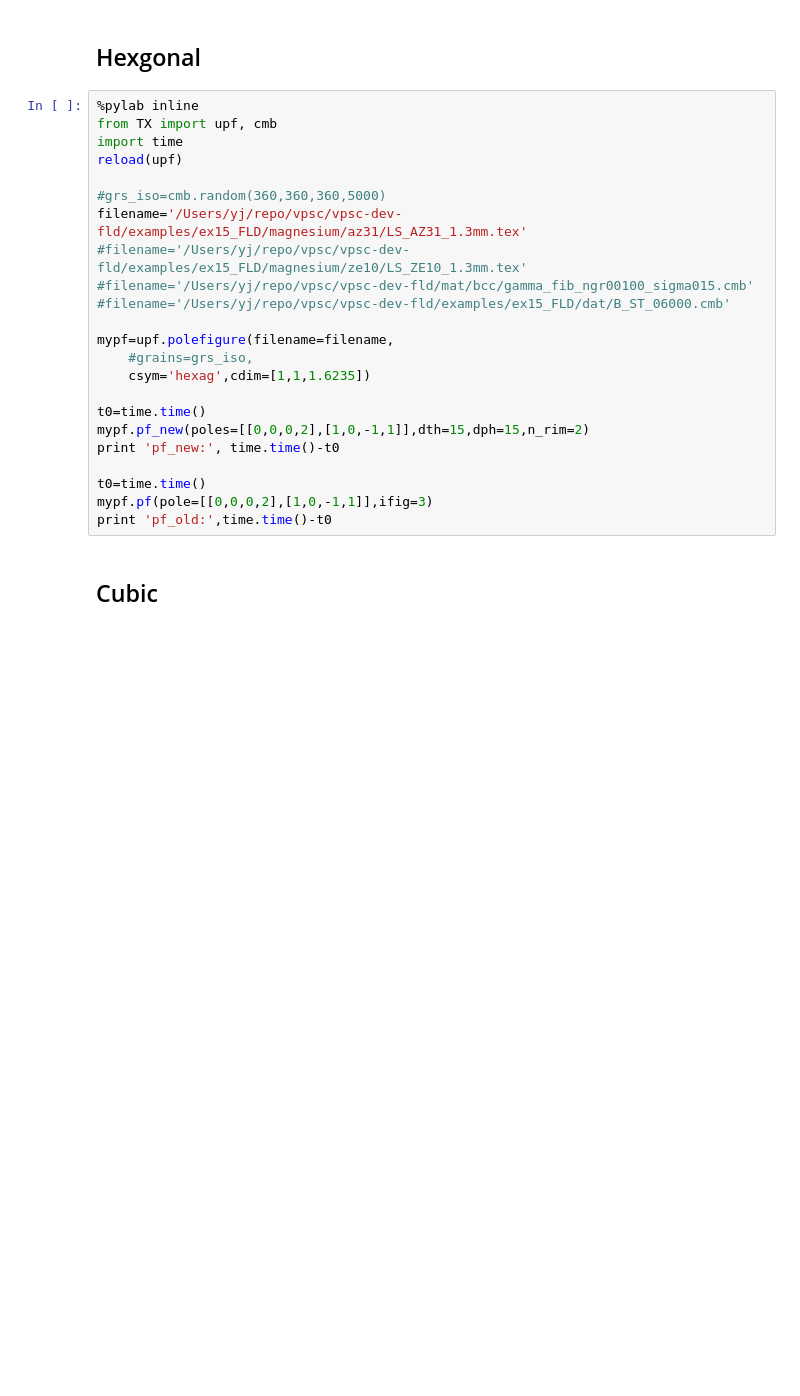
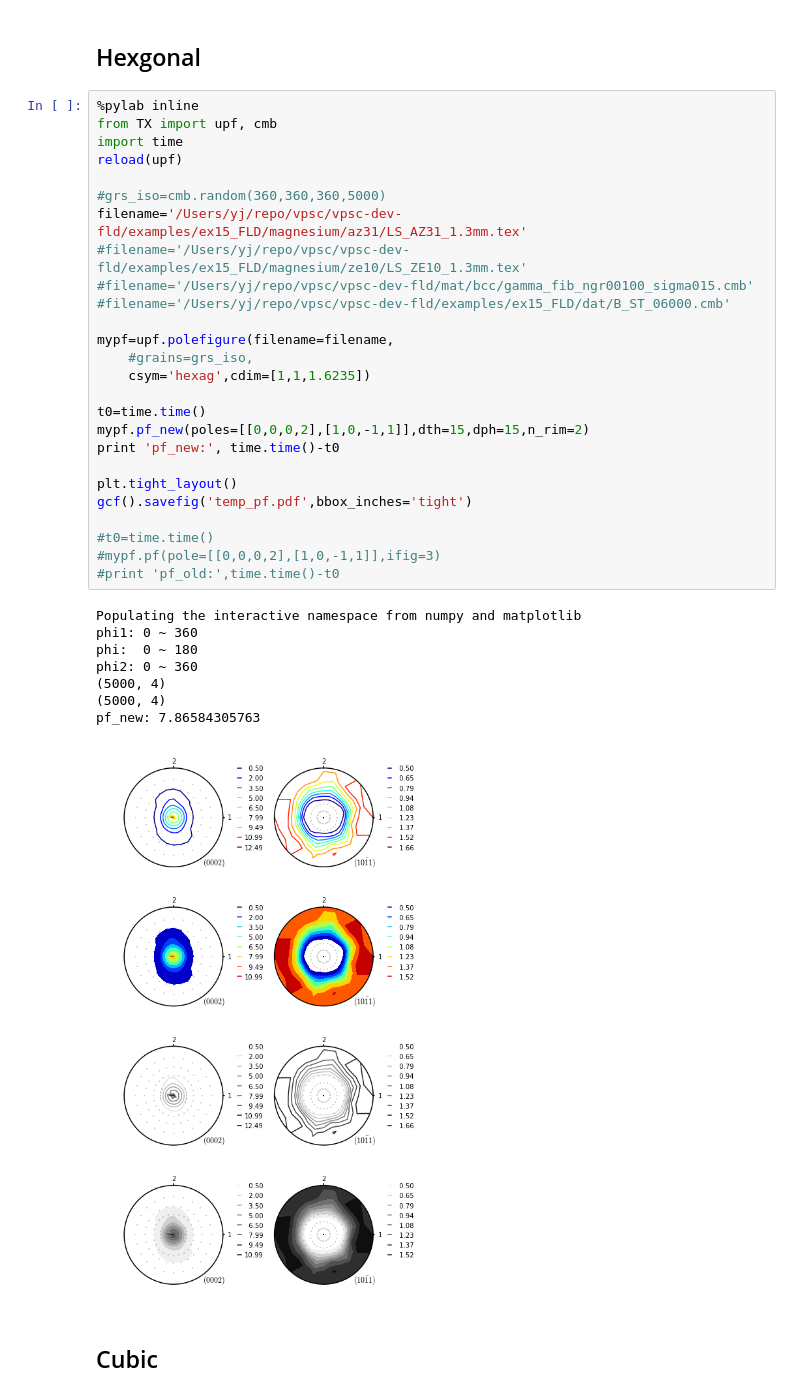
Before and after one commit to usnistgov/texture, a Jupyter notebook: ipynb/UPF_test.ipynb, the cells around one changed output. Drawn from its saved outputs; the diff is of its cells as text; blank space fills up the shorter version.

```diff
--- a/ipynb/UPF_test.ipynb
+++ b/ipynb/UPF_test.ipynb
@@ -3,26 +3,38 @@
 # %%
 %pylab inline
 from TX import upf, cmb
 import time
 reload(upf)
 
 #grs_iso=cmb.random(360,360,360,5000)
 filename='/Users/yj/repo/vpsc/vpsc-dev-fld/examples/ex15_FLD/magnesium/az31/LS_AZ31_1.3mm.tex'
 #filename='/Users/yj/repo/vpsc/vpsc-dev-fld/examples/ex15_FLD/magnesium/ze10/LS_ZE10_1.3mm.tex'
 #filename='/Users/yj/repo/vpsc/vpsc-dev-fld/mat/bcc/gamma_fib_ngr00100_sigma015.cmb'
 #filename='/Users/yj/repo/vpsc/vpsc-dev-fld/examples/ex15_FLD/dat/B_ST_06000.cmb'
 
 mypf=upf.polefigure(filename=filename,
     #grains=grs_iso,
     csym='hexag',cdim=[1,1,1.6235])
 
 t0=time.time()
 mypf.pf_new(poles=[[0,0,0,2],[1,0,-1,1]],dth=15,dph=15,n_rim=2)
 print 'pf_new:', time.time()-t0
 
-t0=time.time()
-mypf.pf(pole=[[0,0,0,2],[1,0,-1,1]],ifig=3)
-print 'pf_old:',time.time()-t0
+plt.tight_layout()
+gcf().savefig('temp_pf.pdf',bbox_inches='tight')
+
+#t0=time.time()
+#mypf.pf(pole=[[0,0,0,2],[1,0,-1,1]],ifig=3)
+#print 'pf_old:',time.time()-t0
+# %% [output]
+Populating the interactive namespace from numpy and matplotlib
+phi1: 0 ~ 360
+phi:  0 ~ 180
+phi2: 0 ~ 360
+(5000, 4)
+(5000, 4)
+pf_new: 7.86584305763
+[figure, added]
 # %% [markdown]
 ## Cubic
 # %%
```
Also changed, not shown: parts of 1 cell of this notebook, 1 other file.
